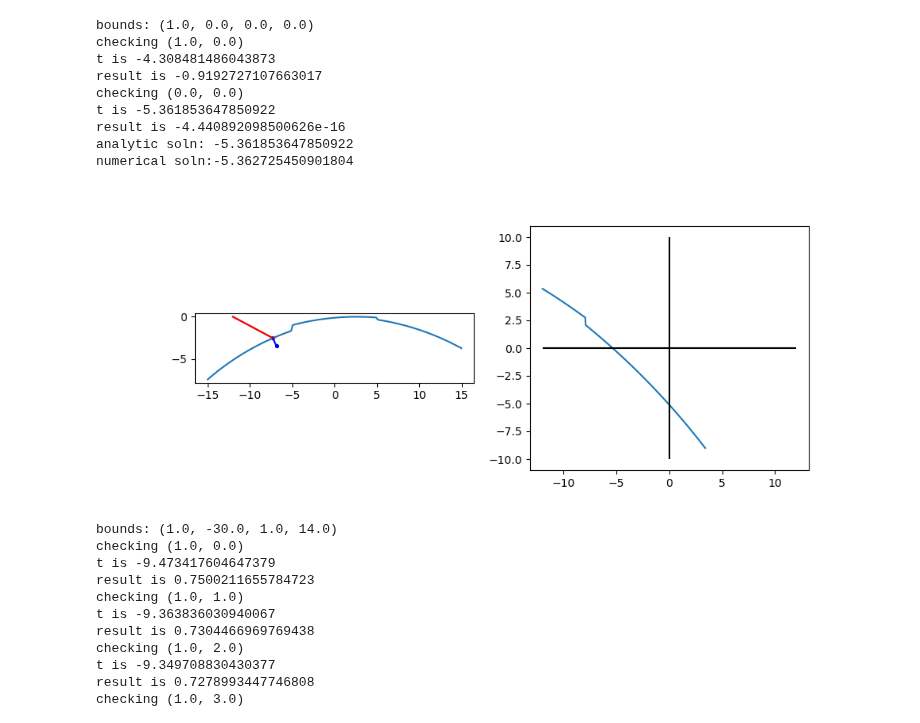
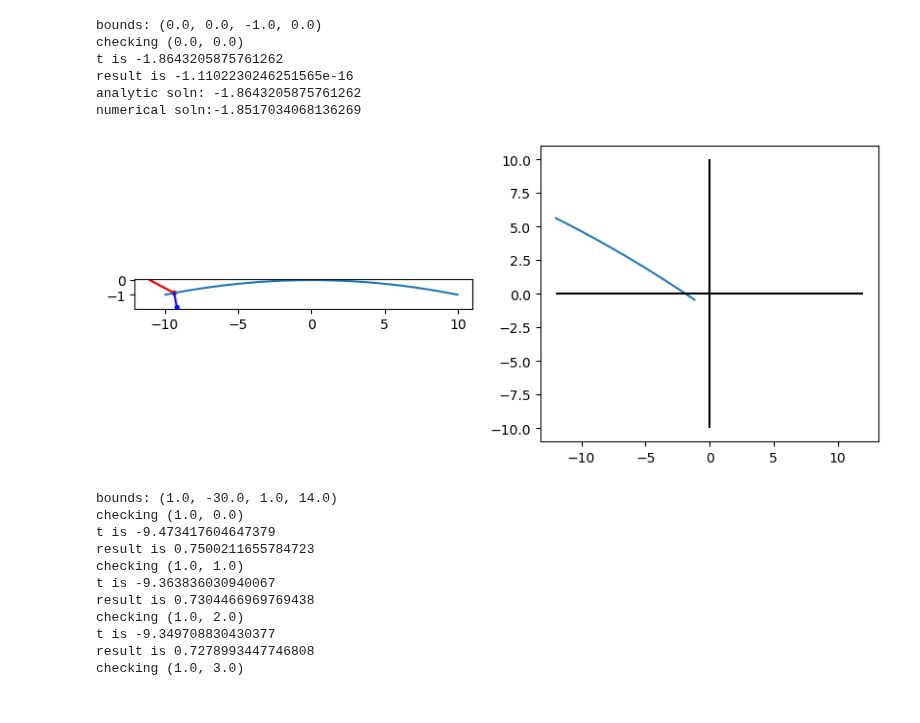
Before and after one commit to ellenle3/ifugen, a Jupyter notebook: python/surface_generator.ipynb, the cells around one changed output. Saved outputs shown, nothing was run; the diff lists cells and outputs as text; code cells hidden in the pictures.

```diff
--- a/python/surface_generator.ipynb
+++ b/python/surface_generator.ipynb
@@ -45,29 +43,29 @@ surface_norm_func = tilted_plane_surface_normal
 transfer_dist_func = tilted_plane_transfer
 critical_xy_func = tilted_plane_critical_xy
 
-sag_func = conic_3d_sag
-surface_norm_func = conic_3d_surface_normal
-transfer_dist_func = conic_3d_transfer
-critical_xy_func = conic_3d_critical_xy
+sag_func = conic_2d_sag
+surface_norm_func = conic_2d_surface_normal
+transfer_dist_func = conic_2d_transfer
+critical_xy_func = conic_2d_critical_xy
 
 p = ImageSlicerParams(
     custom = False,
     cylinder = 0,
     n_each = 1,
     n_rows = 1,
-    n_cols = 3,
+    n_cols = 1,
     angle_mode = 0,
     dalpha = 0,
     dbeta = -8,
     dgamma = 5,
     gamma_offset = 0,
     alpha_cen = 0,
-    beta_cen = 10,
+    beta_cen = 0,
     gamma_cen = 0,
-    dx = 10,
-    dy = 5,
-    c = -1/30,
-    k = 0,
+    dx = 20,
+    dy = 20,
+    c = -1/50,
+    k = -1,
     gx_width = 0,
     gx_depth = -3,
     gy_width = 0,
@@ -83,7 +81,7 @@ surf = np.zeros(len(x))
 for i,x1 in enumerate(x):
     surf[i] = make_image_slicer(x1, yt, p, custom_slice_params, sag_func)
 
-xt = -12
+xt = -11
 l = -1.5
 m = 0.1
 n = 0.8
@@ -103,42 +101,39 @@ t = np.linspace(-12, 12, 500)
 feval = np.zeros(len(t))
 for i,t1 in enumerate(t):
     feval[i] = transfer_equation(t1, xt, yt, l, m, n, p, custom_slice_params, sag_func)
 idx = np.nanargmin(np.abs(feval))
 tnum = t[idx]
 print("numerical soln:" + str(tnum))
 
 fig, axs = plt.subplots(nrows=1, ncols=2, figsize=(10,4))
 axs[0].plot(x, surf)
 
 # Draw analytically calculated ray and surface normal
 axs[0].plot([ray_in.xt, ray_out.xs], [0, ray_out.zs], c='r', zorder=1)
 axs[0].scatter([ray_out.xs], [ray_out.zs], c='r', s=8, zorder=1)
 axs[0].plot([ray_out.xs, ray_out.xs + ray_out.ln], [ray_out.zs, ray_out.zs + ray_out.nn], c='b')
 axs[0].scatter([ray_out.xs + ray_out.ln], [ray_out.zs + ray_out.nn], c='b', s=8, zorder=10)
 
 # Numerically determined ray
 axs[0].plot([ray_in.xt, ray_in.xt + tnum*ray_in.l], [0, tnum*ray_in.n], c='gray', zorder=0)
 axs[0].scatter([ray_in.xt + tnum*ray_in.l], [tnum*ray_in.n], c='gray', s=8, zorder=0)
 
 axs[0].set_aspect("equal")
 
 axs[1].plot(t, feval)
 axs[1].hlines(0, t[0], t[-1], colors='k')
 axs[1].vlines(0, -10, 10, colors='k')
 #axs[1].set_ylim(np.nanmin(feval), np.nanmax(feval))
 
 plt.show()
 # %% [output]
-bounds: (1.0, 0.0, 0.0, 0.0)
-checking (1.0, 0.0)
-t is -4.308481486043873
-result is -0.9192727107663017
+bounds: (0.0, 0.0, -1.0, 0.0)
 checking (0.0, 0.0)
-t is -5.361853647850922
-result is -4.440892098500626e-16
-analytic soln: -5.361853647850922
-numerical soln:-5.362725450901804
+t is -1.8643205875761262
+result is -1.1102230246251565e-16
+analytic soln: -1.8643205875761262
+numerical soln:-1.8517034068136269
-[figure, old version]
+[figure, new version]
 # %%
 sag_func = tilted_plane_sag
 surface_norm_func = tilted_plane_surface_normal
```
Also changed, not shown: parts of 4 cells of this notebook, 16 other files.
